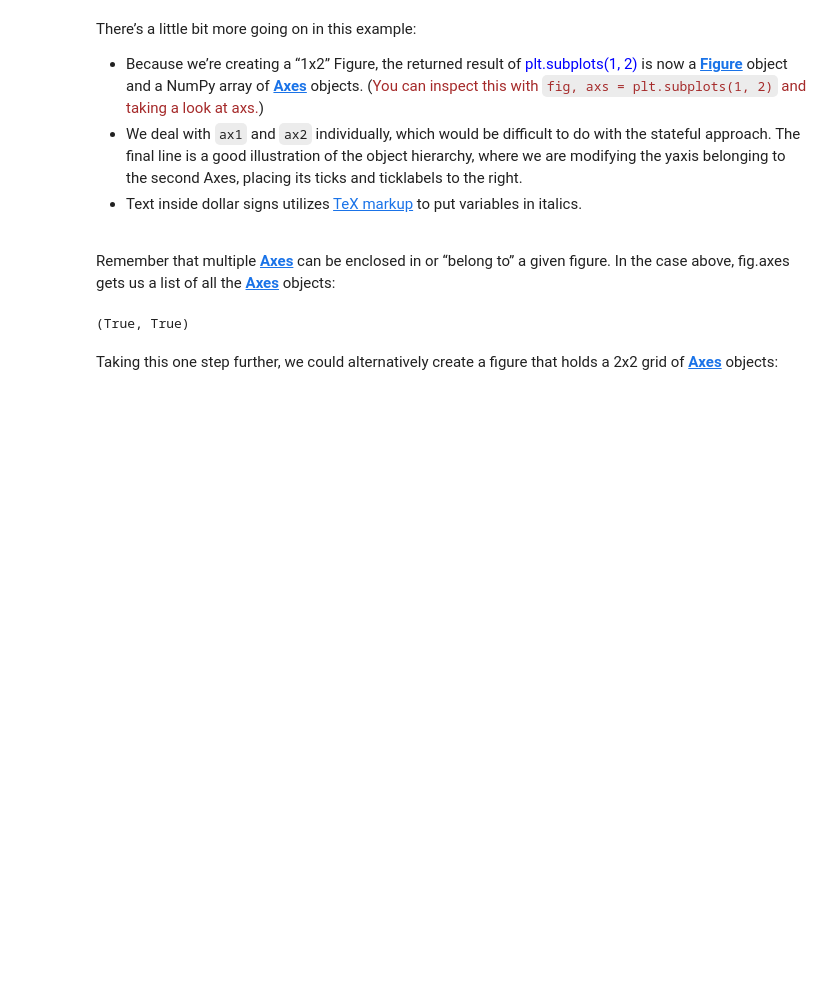
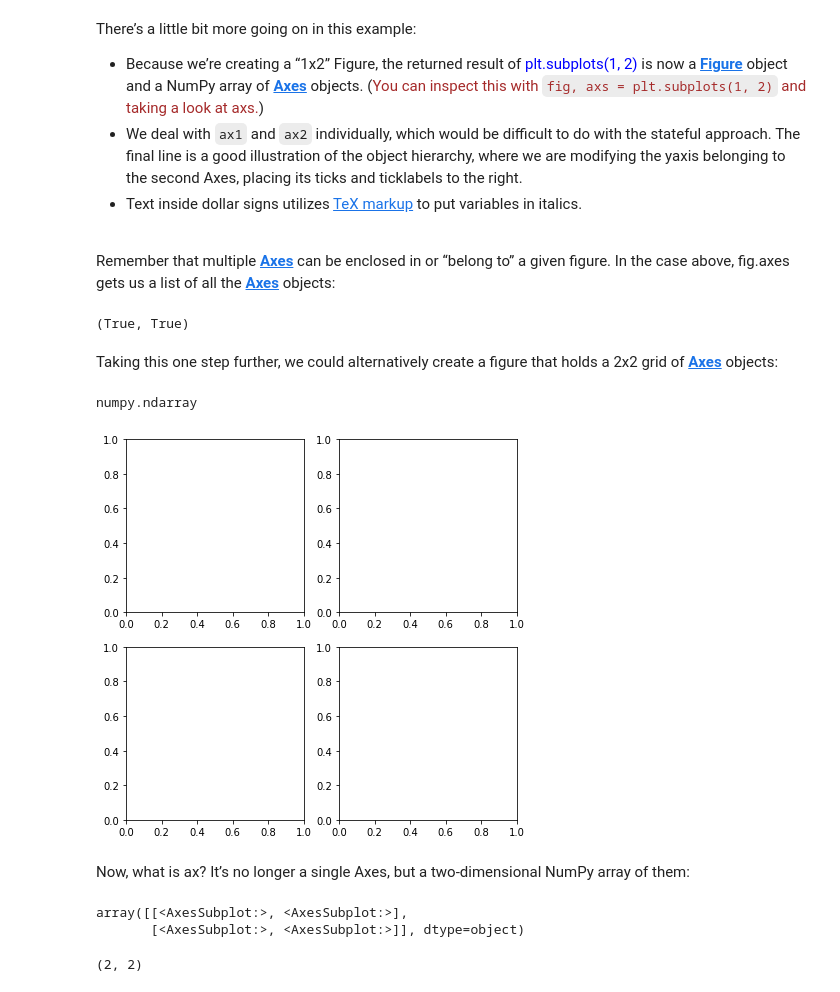
Before and after one commit to johnklee/python_101_crash_courses, a Jupyter notebook: article_collection/Python_matplotlib_guide/notebook.ipynb, the cells around one changed output. Drawn from its saved outputs; the diff is of its cells as text; code cells hidden in the pictures; blank space fills up the shorter version.

```diff
--- a/article_collection/Python_matplotlib_guide/notebook.ipynb
+++ b/article_collection/Python_matplotlib_guide/notebook.ipynb
@@ -232,3 +247,21 @@ Remember that multiple [**Axes**](https://matplotlib.org/stable/api/_as_gen/matp
 (True, True)
 # %% [markdown]
 Taking this one step further, we could alternatively create a figure that holds a 2x2 grid of [**Axes**](https://matplotlib.org/stable/api/_as_gen/matplotlib.axes.Axes.html#matplotlib.axes.Axes) objects:
+# %%
+#%%capture
+fig, ax = plt.subplots(nrows=2, ncols=2, figsize=(7, 7))
+type(ax)
+# %% [output]
+numpy.ndarray
+[figure, added]
+# %% [markdown]
+Now, what is ax? It’s no longer a single Axes, but a two-dimensional NumPy array of them:
+# %%
+ax
+# %% [output]
+array([[<AxesSubplot:>, <AxesSubplot:>],
+       [<AxesSubplot:>, <AxesSubplot:>]], dtype=object)
+# %%
+ax.shape
+# %% [output]
+(2, 2)
```
Also changed, not shown: parts of 38 cells of this notebook, 2 other files.
